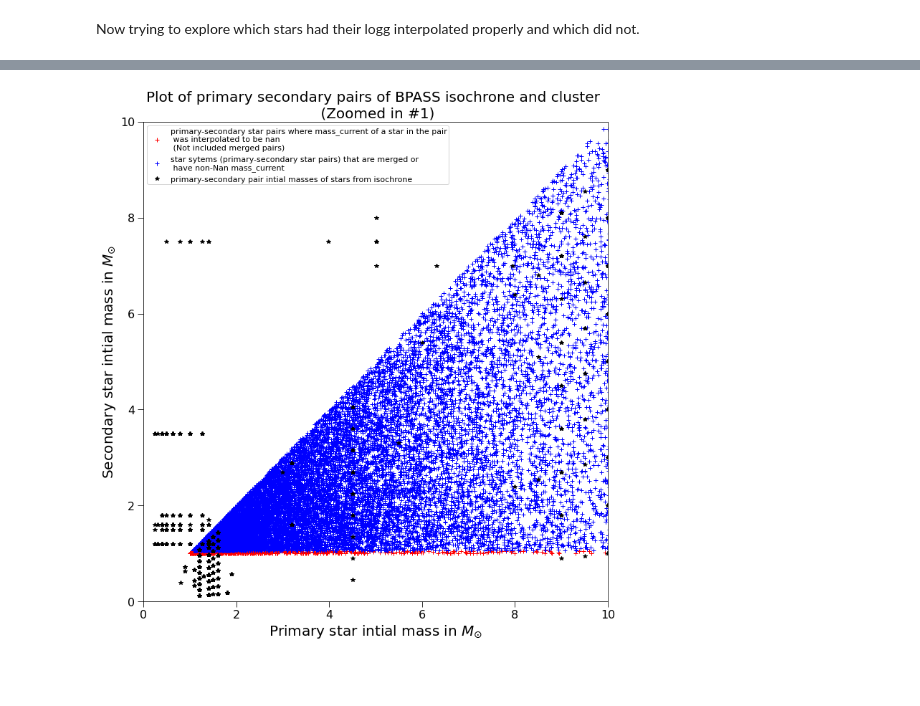
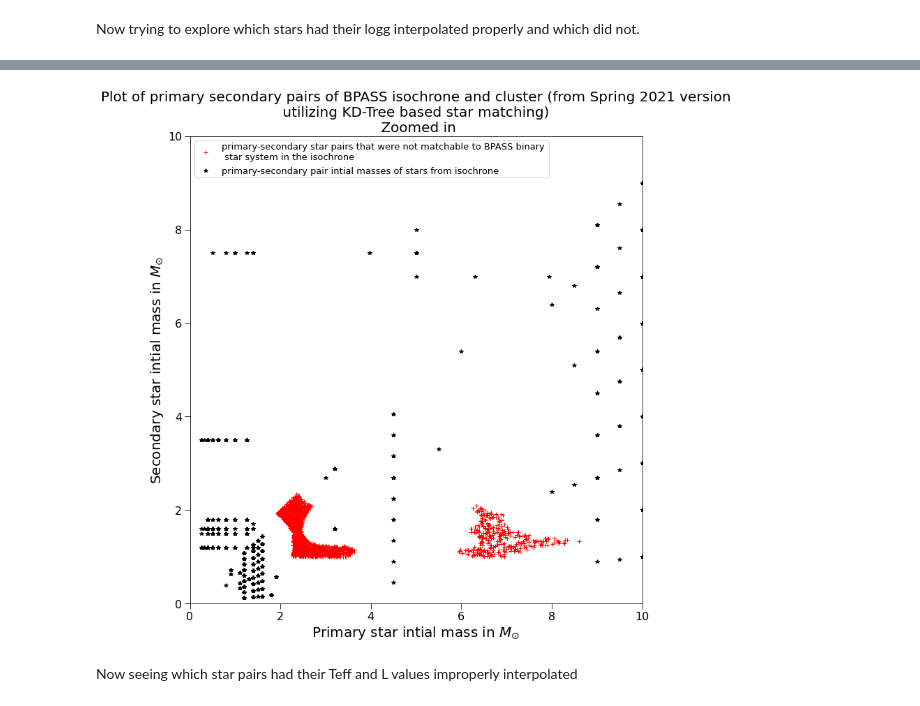
Before and after one commit to RyotaInagaki1/DebugReportApril2021NoIFMR, a Jupyter notebook: GC_KLFs_MultUnresolved(w_Current_Soln_Params).ipynb, the cells around one changed output, grey strips where cells are left out. Saved outputs shown, nothing was run; the diff lists cells and outputs as text; code cells hidden in the pictures; blank space fills up the shorter version.

```diff
--- a/GC_KLFs_MultUnresolved(w_Current_Soln_Params).ipynb
+++ b/GC_KLFs_MultUnresolved(w_Current_Soln_Params).ipynb
@@ -470,2 +439,6 @@ BPASS_Cluster = synthetic.Cluster_w_Binaries(BPASS_iso, custom_IMF,
+# %%
+from astropy.table import Table
+old_BPASS_bad_puntos = Table.read("compareOldCluster1Bad.fits",
+                                  format='fits')
 # %%
 py.figure(figsize = (12, 12))
@@ -493,23 +464,22 @@ py.savefig("Scatter1T2S1WR.png")
 # %%
 py.figure(figsize = (12, 12))
-py.plot(BPASS_Cluster.rejected_prims,
-        BPASS_Cluster.rejected_sec,
-        "r+",  label="primary-secondary star pairs where " +
-        "mass_current of a star in the pair\n " +
-        "was interpolated to be nan \n (Not included merged pairs)")
-py.plot(BPASS_Cluster.good_systems[:, 0],
-        BPASS_Cluster.good_systems[:, 1],
-        "b+", label="star sytems (primary-secondary star pairs) that" +
-        " are merged or\n have non-Nan mass_current")
+py.plot(old_BPASS_bad_puntos['Initial Primary Mass'],
+        old_BPASS_bad_puntos['Initial Secondary Mass'],
+        "r+",  label="primary-secondary star pairs that were not matchable to BPASS binary" +
+        " \n star system in the isochrone")
 py.plot(BPASS_iso.primaries['mass'],
         BPASS_iso.secondaries['mass'],
         "k*", label="primary-secondary pair intial masses of stars from isochrone")
 py.xlim(0, 10.0)
 py.ylim(0, 10.0)
 py.xlabel("Primary star intial mass in $M_{\odot}$")
 py.ylabel("Secondary star intial mass in $M_{\odot}$")
-py.title("Plot of primary secondary pairs of BPASS isochrone and cluster \n (Zoomed in #1)")
-py.legend(prop={'size' : 11})
-py.savefig("Scatter1T2S1ZoomedIN1WR.png")
+py.title("Plot of primary secondary pairs of BPASS isochrone and cluster" +
+         " (from Spring 2021 version\n utilizing KD-Tree based star matching)" +
+         " \n Zoomed in")
+py.legend(prop={'size' : 13})
+py.savefig("Bad_Old_BPASS2.png")
 # %% [output]
-[figure, old version]
+[figure, new version]
+# %% [markdown]
+Now seeing which star pairs had their Teff and L values improperly interpolated
```
Also changed, not shown: parts of 32 cells of this notebook, 41 other files.
